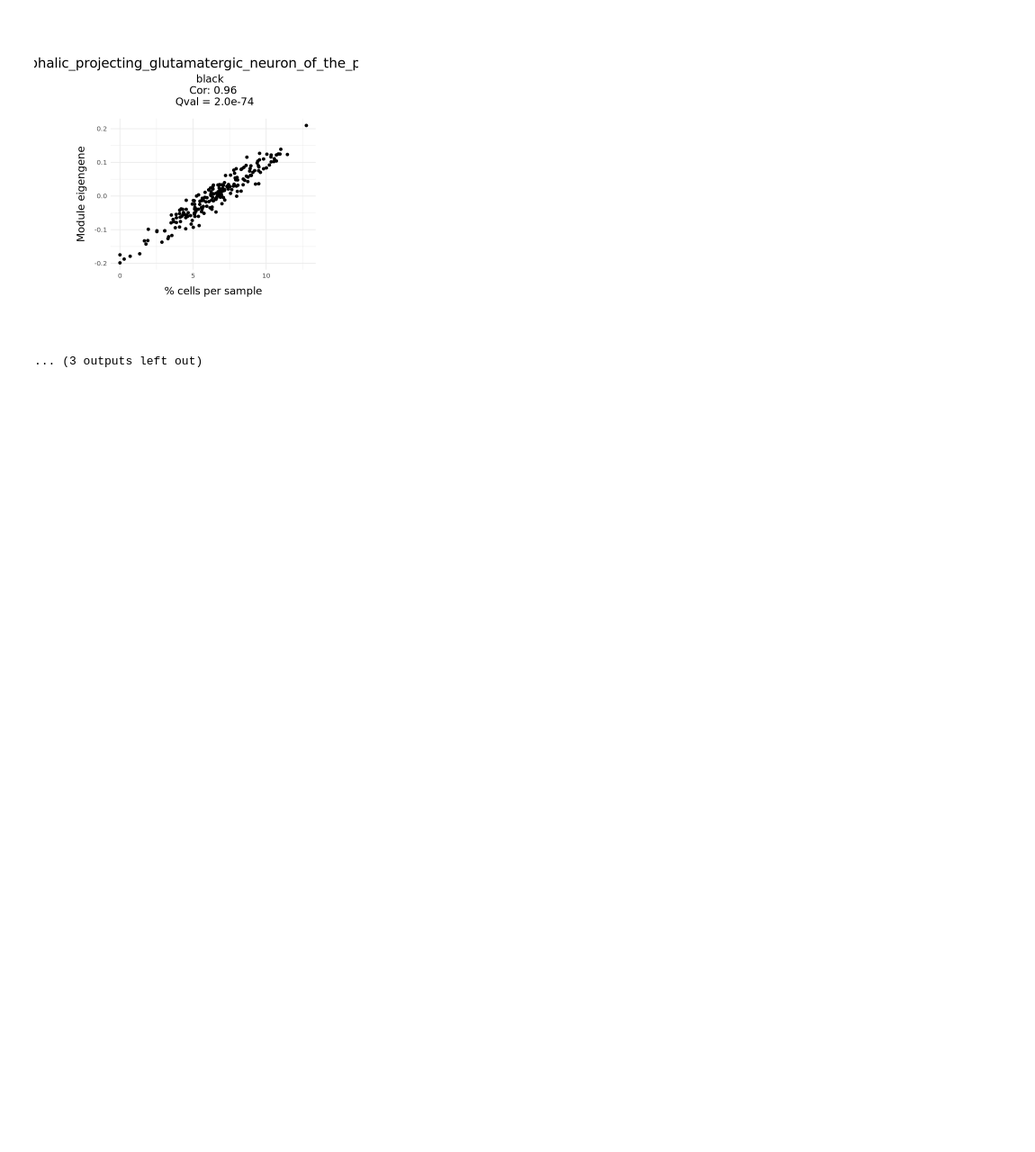
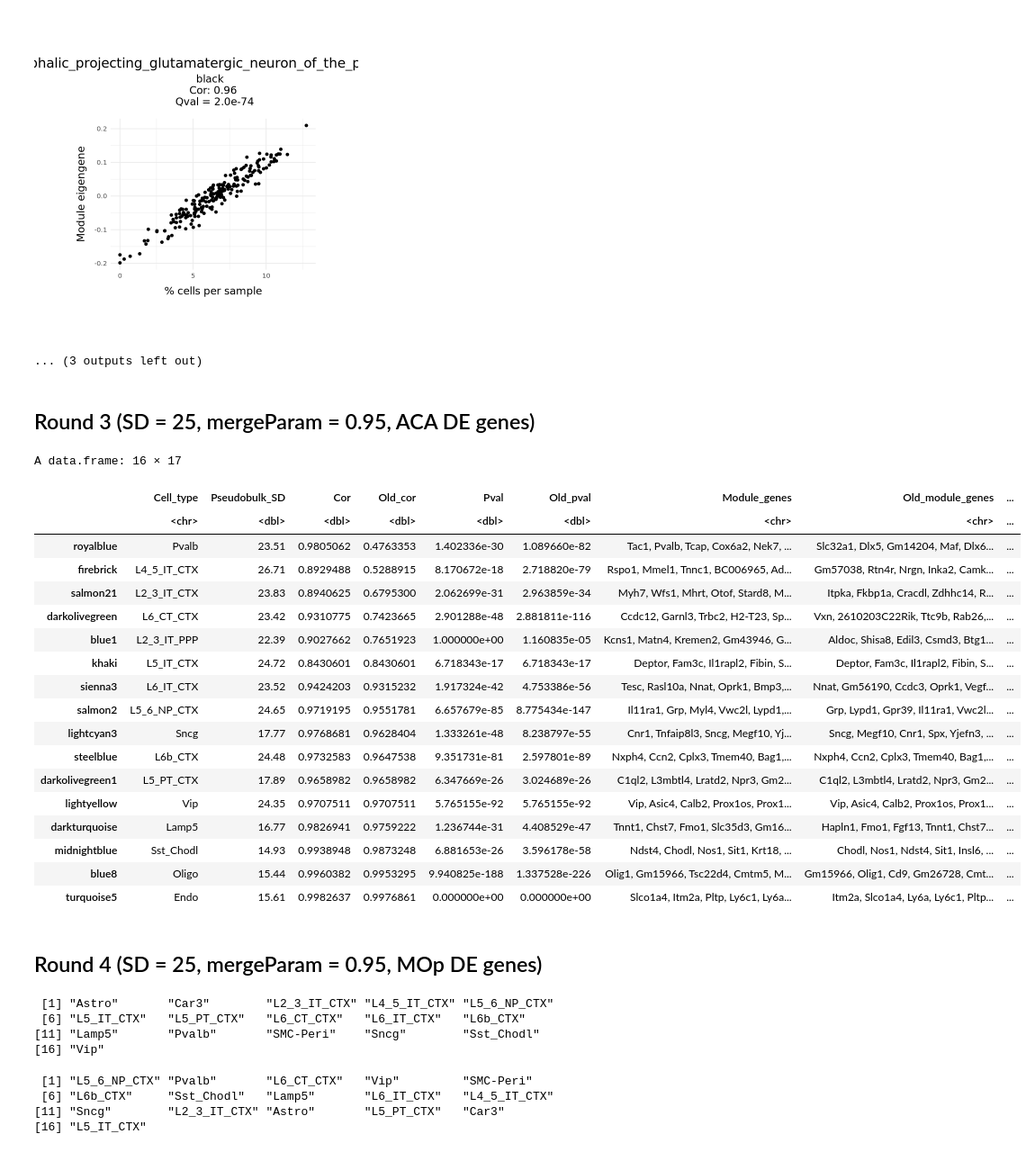
Before and after one commit to reliscu/pseudobulk_splicing_yao_2021_ACA, a Jupyter notebook: 08_plot_abundance_vs_eigengenes.ipynb, the cells around one changed output. Shown at 90% size. Saved outputs shown, nothing was run; the diff lists cells and outputs as text; code cells hidden in the pictures; blank space fills up the shorter version.

```diff
--- a/08_plot_abundance_vs_eigengenes.ipynb
+++ b/08_plot_abundance_vs_eigengenes.ipynb
@@ -140,3 +119,38 @@ plot_ctype_abundance_vs_top_qval_ME(pseudobulk_legend, top_qval_mods_df)
 [figure]
 [figure]
 ... (3 outputs left out)
+# %% [markdown]
+## Round 3 (SD = 25, mergeParam = 0.95, ACA DE genes)
+# %%
+pairwise_res_list <- readRDS("data/DE_genes/yao_2021_ACA_STAR_donor_subclass_label_pseudobulk_pairwise_DE_genes_dream.RDS")
+pairwise_ctype_genes <- prep_DE_genes(pairwise_res_list, pairwise=TRUE, unique=unique)
+
+top_qval_mods_df <- read.csv("data/enrichments/yao_2021_ACA_STAR_SyntheticDataset1_subclass_label_20pcntCells_25SD_200samples_mergeParam0.95_subsetCutoff8.24_Modules_yao_2021_ACA_STAR_donor_subclass_label_pseudobulk_pairwise_DE_genes_enrichments.csv")
+# %%
+network_dir <- "yao_2021_ACA_STAR_SyntheticDataset1_subclass_label_20pcntCells_25SD_200samples_mergeParam0.95_subsetCutoff8.24_Modules"
+pseudobulk_legend <- read.csv("data/SyntheticDatasets/SyntheticDataset1_subclass_label_20pcntCells_25SD_200samples_legend_09-19-54.csv")
+# %%
+ctype_genes_list <- pairwise_ctype_genes
+
+top_corr_mods_df <- get_top_corr_mods(network_dir, pseudobulk_legend, top_qval_mods_df, ctype_genes_list, mod_def)
+top_corr_mods_df %>% arrange(Old_cor)
+# %% [output]
+A data.frame: 16 × 17
+|  | Cell_type | Pseudobulk_SD | Cor | Old_cor | Pval | Old_pval | Module_genes | Old_module_genes | ... |
+|  | <chr> | <dbl> | <dbl> | <dbl> | <dbl> | <dbl> | <chr> | <chr> | ... |
+| royalblue | Pvalb | 23.51 | 0.9805062 | 0.4763353 | 1.402336e-30 | 1.089660e-82 | Tac1, Pvalb, Tcap, Cox6a2, Nek7, ... | Slc32a1, Dlx5, Gm14204, Maf, Dlx6... | ... |
+| firebrick | L4_5_IT_CTX | 26.71 | 0.8929488 | 0.5288915 | 8.170672e-18 | 2.718820e-79 | Rspo1, Mmel1, Tnnc1, BC006965, Ad... | Gm57038, Rtn4r, Nrgn, Inka2, Camk... | ... |
+| salmon21 | L2_3_IT_CTX | 23.83 | 0.8940625 | 0.6795300 | 2.062699e-31 | 2.963859e-34 | Myh7, Wfs1, Mhrt, Otof, Stard8, M... | Itpka, Fkbp1a, Cracdl, Zdhhc14, R... | ... |
+| darkolivegreen | L6_CT_CTX | 23.42 | 0.9310775 | 0.7423665 | 2.901288e-48 | 2.881811e-116 | Ccdc12, Garnl3, Trbc2, H2-T23, Sp... | Vxn, 2610203C22Rik, Ttc9b, Rab26,... | ... |
+| blue1 | L2_3_IT_PPP | 22.39 | 0.9027662 | 0.7651923 | 1.000000e+00 | 1.160835e-05 | Kcns1, Matn4, Kremen2, Gm43946, G... | Aldoc, Shisa8, Edil3, Csmd3, Btg1... | ... |
+| khaki | L5_IT_CTX | 24.72 | 0.8430601 | 0.8430601 | 6.718343e-17 | 6.718343e-17 | Deptor, Fam3c, Il1rapl2, Fibin, S... | Deptor, Fam3c, Il1rapl2, Fibin, S... | ... |
+| sienna3 | L6_IT_CTX | 23.52 | 0.9424203 | 0.9315232 | 1.917324e-42 | 4.753386e-56 | Tesc, Rasl10a, Nnat, Oprk1, Bmp3,... | Nnat, Gm56190, Ccdc3, Oprk1, Vegf... | ... |
+| salmon2 | L5_6_NP_CTX | 24.65 | 0.9719195 | 0.9551781 | 6.657679e-85 | 8.775434e-147 | Il11ra1, Grp, Myl4, Vwc2l, Lypd1,... | Grp, Lypd1, Gpr39, Il11ra1, Vwc2l... | ... |
+| lightcyan3 | Sncg | 17.77 | 0.9768681 | 0.9628404 | 1.333261e-48 | 8.238797e-55 | Cnr1, Tnfaip8l3, Sncg, Megf10, Yj... | Sncg, Megf10, Cnr1, Spx, Yjefn3, ... | ... |
+| steelblue | L6b_CTX | 24.48 | 0.9732583 | 0.9647538 | 9.351731e-81 | 2.597801e-89 | Nxph4, Ccn2, Cplx3, Tmem40, Bag1,... | Nxph4, Ccn2, Cplx3, Tmem40, Bag1,... | ... |
+| darkolivegreen1 | L5_PT_CTX | 17.89 | 0.9658982 | 0.9658982 | 6.347669e-26 | 3.024689e-26 | C1ql2, L3mbtl4, Lratd2, Npr3, Gm2... | C1ql2, L3mbtl4, Lratd2, Npr3, Gm2... | ... |
+| lightyellow | Vip | 24.35 | 0.9707511 | 0.9707511 | 5.765155e-92 | 5.765155e-92 | Vip, Asic4, Calb2, Prox1os, Prox1... | Vip, Asic4, Calb2, Prox1os, Prox1... | ... |
+| darkturquoise | Lamp5 | 16.77 | 0.9826941 | 0.9759222 | 1.236744e-31 | 4.408529e-47 | Tnnt1, Chst7, Fmo1, Slc35d3, Gm16... | Hapln1, Fmo1, Fgf13, Tnnt1, Chst7... | ... |
+| midnightblue | Sst_Chodl | 14.93 | 0.9938948 | 0.9873248 | 6.881653e-26 | 3.596178e-58 | Ndst4, Chodl, Nos1, Sit1, Krt18, ... | Chodl, Nos1, Ndst4, Sit1, Insl6, ... | ... |
+| blue8 | Oligo | 15.44 | 0.9960382 | 0.9953295 | 9.940825e-188 | 1.337528e-226 | Olig1, Gm15966, Tsc22d4, Cmtm5, M... | Gm15966, Olig1, Cd9, Gm26728, Cmt... | ... |
+| turquoise5 | Endo | 15.61 | 0.9982637 | 0.9976861 | 0.000000e+00 | 0.000000e+00 | Slco1a4, Itm2a, Pltp, Ly6c1, Ly6a... | Itm2a, Slco1a4, Ly6a, Ly6c1, Pltp... | ... |
@@ -142,0 +159,2 @@ plot_ctype_abundance_vs_top_qval_ME(pseudobulk_legend, top_qval_mods_df)
+# %% [markdown]
+## Round 4 (SD = 25, mergeParam = 0.95, MOp DE genes)
@@ -142,0 +167,14 @@ plot_ctype_abundance_vs_top_qval_ME(pseudobulk_legend, top_qval_mods_df)
+# %%
+names(pairwise_ctype_genes)
+# %% [output]
+ [1] "Astro"       "Car3"        "L2_3_IT_CTX" "L4_5_IT_CTX" "L5_6_NP_CTX"
+ [6] "L5_IT_CTX"   "L5_PT_CTX"   "L6_CT_CTX"   "L6_IT_CTX"   "L6b_CTX"
+[11] "Lamp5"       "Pvalb"       "SMC-Peri"    "Sncg"        "Sst_Chodl"
+[16] "Vip"
+# %%
+unique(top_qval_mods_df$Cell_type)
+# %% [output]
+ [1] "L5_6_NP_CTX" "Pvalb"       "L6_CT_CTX"   "Vip"         "SMC-Peri"
+ [6] "L6b_CTX"     "Sst_Chodl"   "Lamp5"       "L6_IT_CTX"   "L4_5_IT_CTX"
+[11] "Sncg"        "L2_3_IT_CTX" "Astro"       "L5_PT_CTX"   "Car3"
+[16] "L5_IT_CTX"
```
Also changed, not shown: parts of 13 cells of this notebook, 4 other files.
